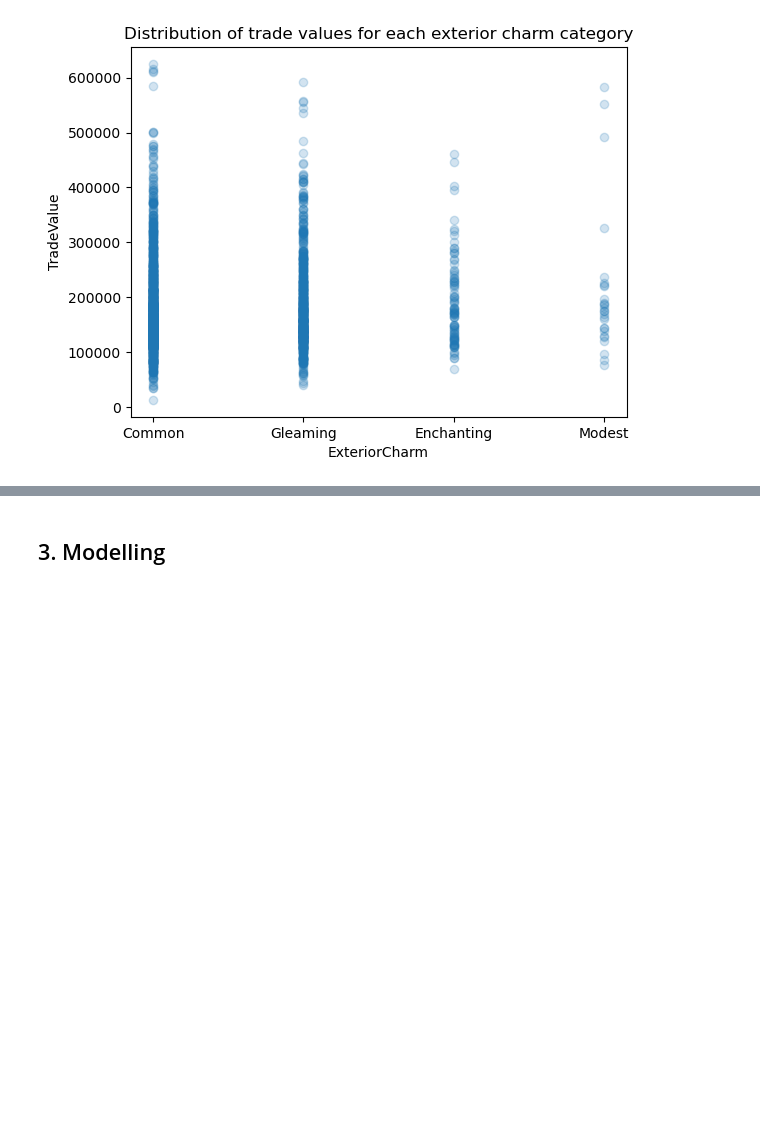
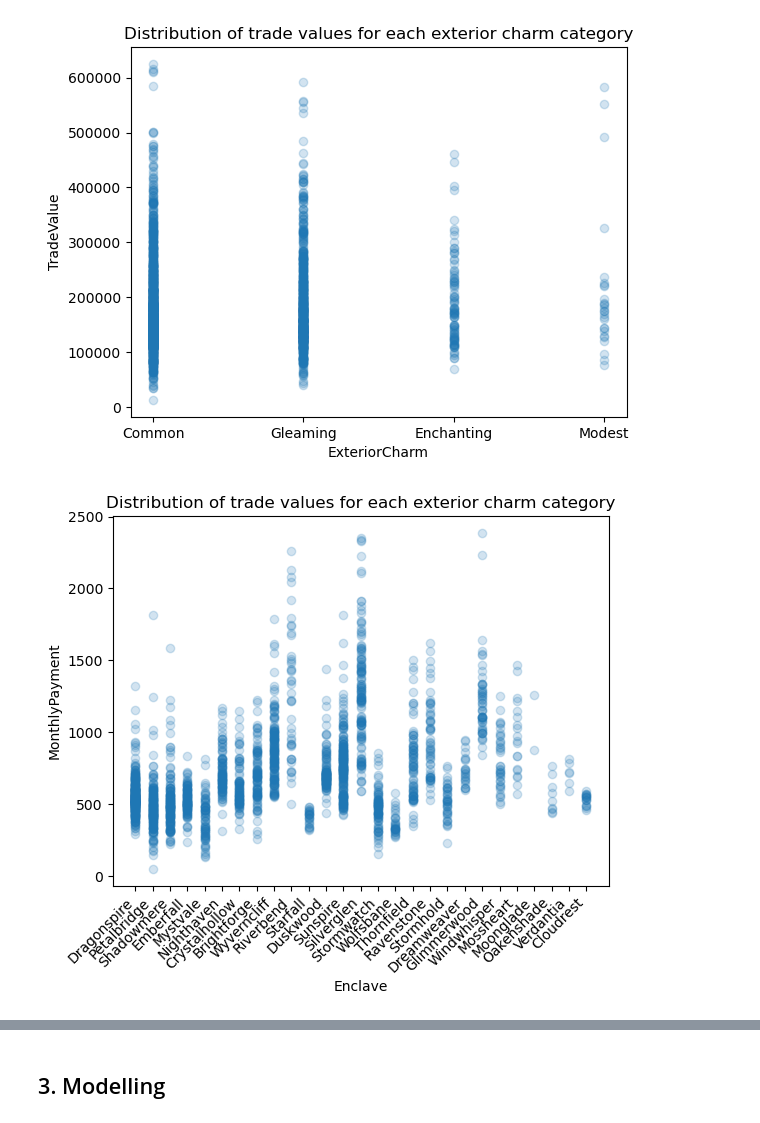
Before and after one commit to RaineScarlett/dsreport, a Jupyter notebook: iteration2.ipynb, the cells around one changed output, grey strips where cells are left out. Drawn from its saved outputs; the diff is of its cells as text; code cells hidden in the pictures; blank space fills up the shorter version.

Commit message:
added a couple more visualisations to determine which features to pick

```diff
--- a/iteration2.ipynb
+++ b/iteration2.ipynb
@@ -257,3 +257,12 @@ plt.ylabel('TradeValue')
 plt.show()
 # %% [output]
 [figure]
+# %%
+plt.scatter(df['Enclave'], df['MonthlyPayment'], alpha=0.2)
+plt.title('Distribution of trade values for each exterior charm category')
+plt.xlabel('Enclave')
+plt.ylabel('MonthlyPayment')
+plt.xticks(ha='right', rotation=45)
+plt.show()
+# %% [output]
+[figure, added]
```
Also changed, not shown: parts of 5 cells of this notebook.
